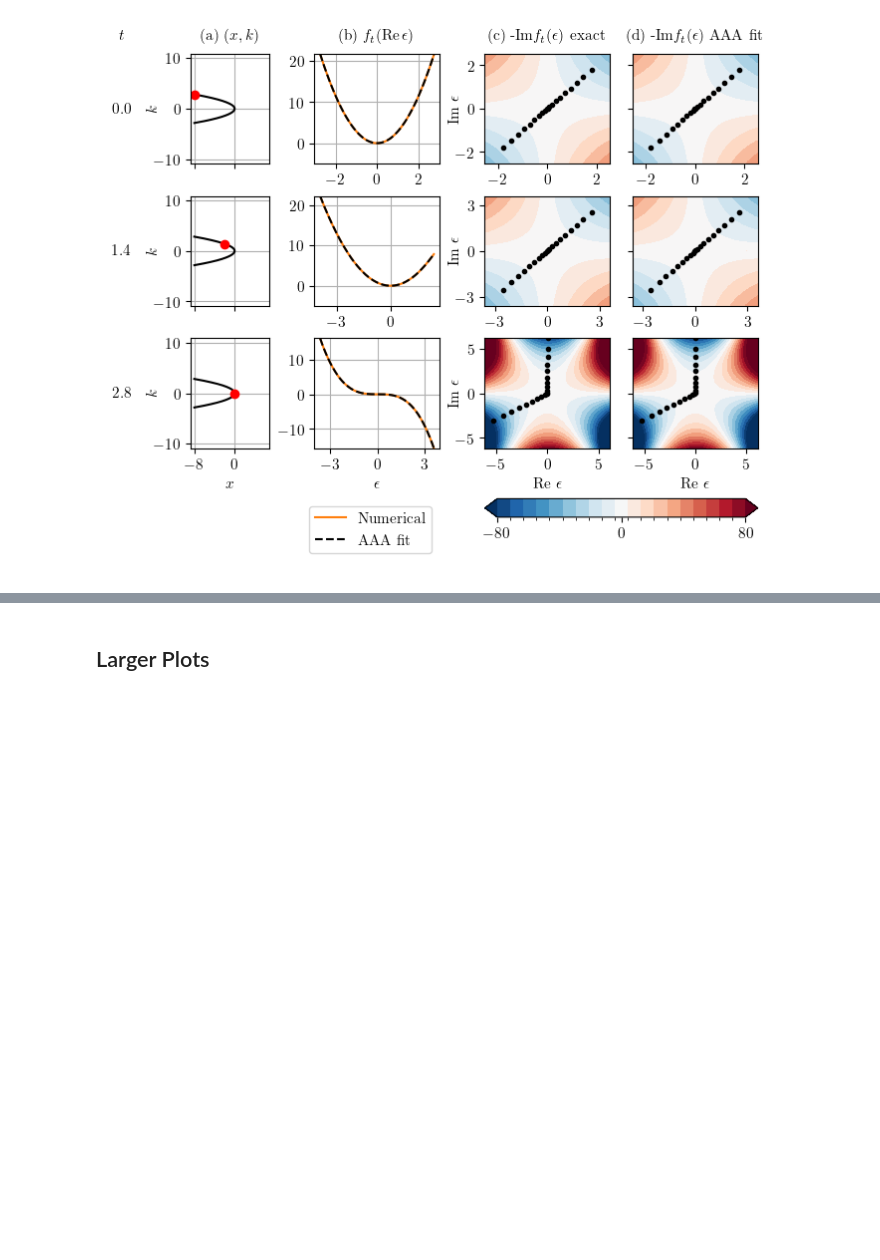
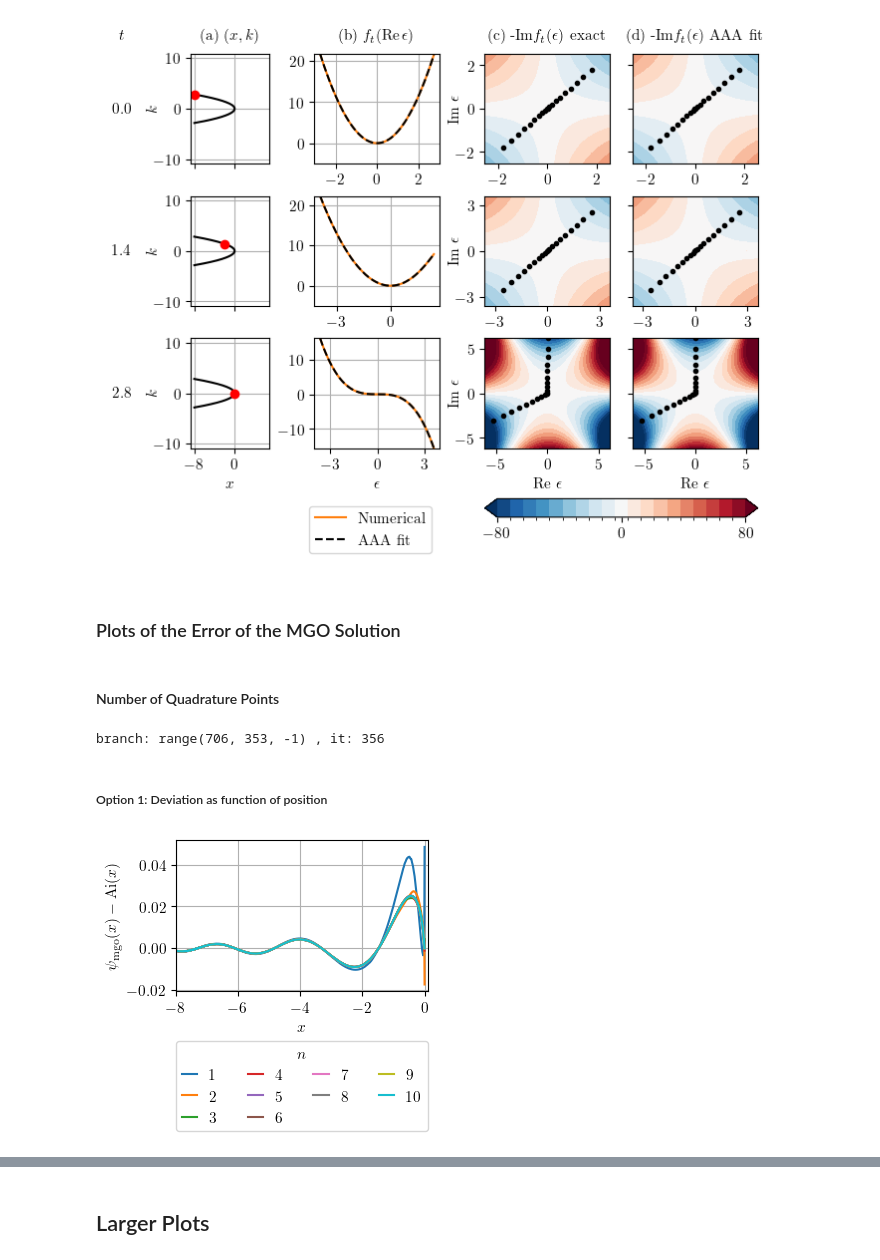
Before and after one commit to runehoejlund/plasma-ray-tracer, a Jupyter notebook: mgo_ex_airy.ipynb, the cells around one changed output, grey strips where cells are left out. Saved outputs shown, nothing was run; the diff lists cells and outputs as text; code cells hidden in the pictures; blank space fills up the shorter version.

Commit message:
Updated results in response to referees

```diff
--- a/mgo_ex_airy.ipynb
+++ b/mgo_ex_airy.ipynb
@@ -371,3 +371,72 @@ fig.savefig('./plots/airy_mgo_steps_2.png', dpi=300)
 plt.show()
 # %% [output]
 [figure]
+# %% [markdown]
+### Plots of the Error of the MGO Solution
+# %% [markdown]
+#### Number of Quadrature Points
+# %%
+num_study_quad = []
+for n in range(1, 11):
+    analytic_cont = {'phase': {'fit_func': aaa, 'kwargs': {'mmax': 20}}, 'amplitude': {'fit_func': aaa, 'kwargs': {'mmax': 20}}}
+    _branch_masks, _ray_field, _mgo_info, _results, _Nt, _Upsilon = get_mgo_field(phi0, t, zs, i_start, i_end, analytic_cont=analytic_cont, i_save=i_save, fixed_params={'epsmax': np.inf, 'gauss_quad_order': n})
+    _A0, _interp_field = mgo.get_A0_and_interpolation(phi0=phi1, x0=x1, xs=xs, i_start=i_start, i_end=i_end, branch_masks=_branch_masks, ray_field=_ray_field)
+    _field = mgo.superpose_ray_fields(phi0=phi1, x0=x1, xs=xs, branch_masks=_branch_masks, ray_field=_ray_field, i_start=i_start, i_end=i_end)
+    _sorted_results=sorted(results, key=lambda d: d['t1'])
+    num_study_quad.append({
+        'n': n,
+        'branch_masks': _branch_masks, 'ray_field': _ray_field, 'mgo_info': _mgo_info, 'results': _results, 'Nt': _Nt, 'Upsilon': _Upsilon,
+        'A0': _A0, 'interp_field': _interp_field,
+        'field': _field,
+        'sorted_results': _sorted_results
+    })
+# %% [output]
+branch: range(706, 353, -1) , it: 356
+# %%
+from matplotlib.gridspec import GridSpec
+import matplotlib.ticker as mticker
+
+rcParams.update(mpl.rcParamsDefault)
+rcParams.update({
+    "text.usetex": True,
+    "font.family": "serif",
+    "font.sans-serif": ["Computer Modern Roman"],
+    "font.size": 11})
+rcParams['axes.titlepad'] = 11
+
+cm = 1/2.54 # 1 cm = 1/2.54 inch
+# %% [markdown]
+##### Option 1: Deviation as function of position
+# %%
+xi = np.linspace(-8, 0, 1000)
+fig, ax = plt.subplots(1, 1, figsize=(8.4*cm, 7.4*cm), constrained_layout=True)
+
+linestyles = ['-']
+colors = list(mpl.colors.TABLEAU_COLORS.values())
+
+ns = []
+max_errs_quad = []
+for i, sol in enumerate(num_study_quad):
+    ns.append(sol['n'])
+    ray_field_i, field_i, A0_i = (sol[key] for key in ['ray_field', 'field', 'A0'])
+    err = np.real(field_i(xi)) - Ai(xi)
+    max_errs_quad.append(np.max(np.abs(err)))
+    # ax.plot(xs[i_start:i_end], np.real(A0_i*ray_field_i), label='$n=' + str(sol['n']) + '$')
+    color = colors[i % len(colors)]
+    linestyle = linestyles[i % len(linestyles)]
+
+    # ax[0].plot(xi, max_errs_quad[i]*np.ones_like(xi), linestyle, color=color)
+    ax.plot(xi, err, linestyle, color=color, label='$' + str(sol['n']) + '$')
+    # ax.plot(xi, np.abs(field_i(xi) - Ai(xi)), linestyles[i % len(linestyles)], label='$n=' + str(sol['n']) + '$')
+# ax.set_yscale('log')
+ax.grid()
+# ax.set_ylim(-0.5e-1, 0.5e-1)
+ax.set_xlim(np.min(xi), np.max(xi)+1e-1)
+ax.set_xticks([-8, -6, -4, -2, 0])
+ax.legend(ncols=4, bbox_to_anchor=(0.5,-0.28), loc="upper center", title='$n$', handlelength=1)
+# ax.legend(ncols=1, bbox_to_anchor=(1,0.5), loc="center left", title='$n$')
+ax.set_ylabel('$\psi_{\mathrm{mgo}}(x) - \mathrm{Ai}(x)$')
+ax.set_xlabel('$x$')
+plt.show()
+# %% [output]
+[figure, added]
```
Also changed, not shown: parts of 17 cells of this notebook, 2 other files.
